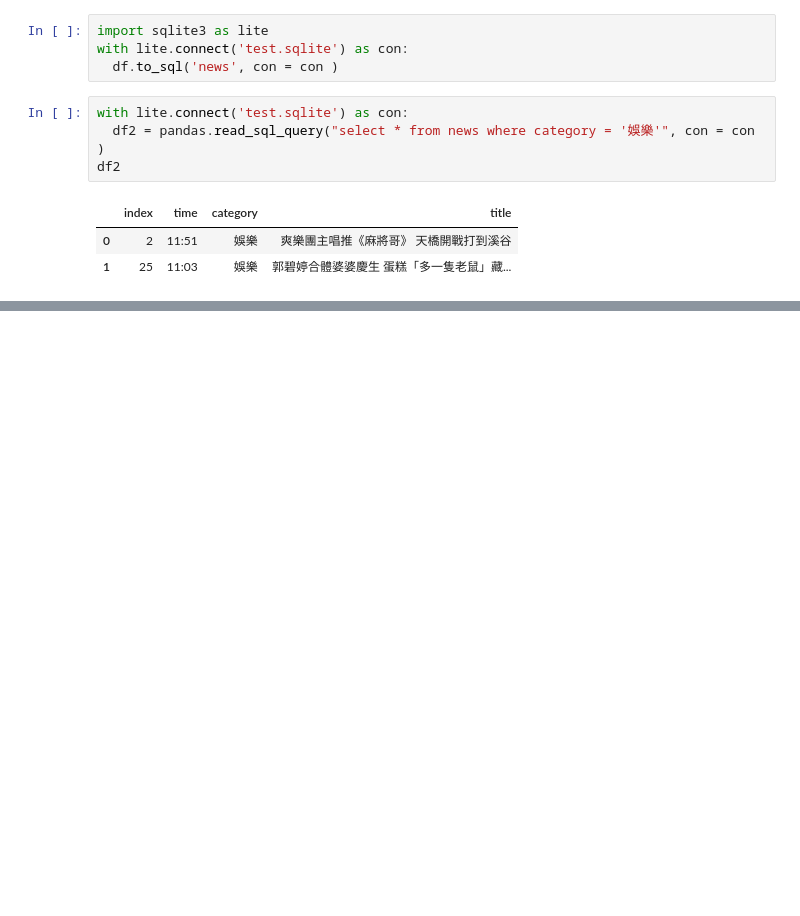
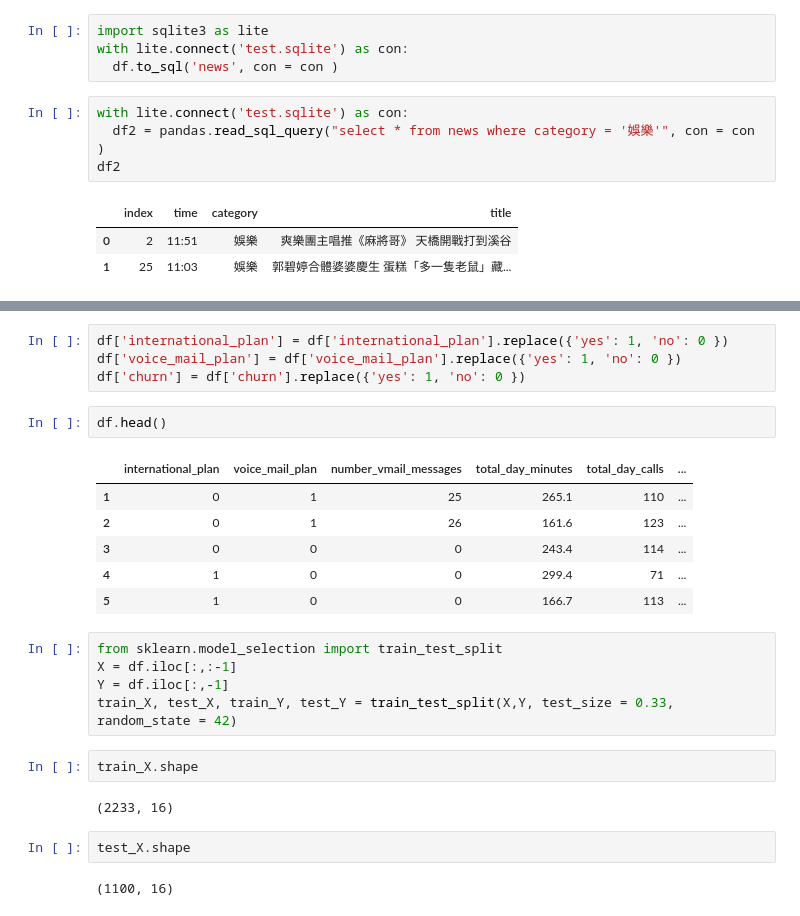
Before and after one commit to ywchiu/hp_dsai, a Jupyter notebook: Demo20200116.ipynb, the cells around one changed output, grey strips where cells are left out. Drawn from its saved outputs; the diff is of its cells as text; blank space fills up the shorter version.

```diff
--- a/Demo20200116.ipynb
+++ b/Demo20200116.ipynb
@@ -103,0 +128,26 @@ df2
+# %%
+df['international_plan'] = df['international_plan'].replace({'yes': 1, 'no': 0 })
+df['voice_mail_plan'] = df['voice_mail_plan'].replace({'yes': 1, 'no': 0 })
+df['churn'] = df['churn'].replace({'yes': 1, 'no': 0 })
+# %%
+df.head()
+# %% [output]
+|  | international_plan | voice_mail_plan | number_vmail_messages | total_day_minutes | total_day_calls | ... |
+| 1 | 0 | 1 | 25 | 265.1 | 110 | ... |
+| 2 | 0 | 1 | 26 | 161.6 | 123 | ... |
+| 3 | 0 | 0 | 0 | 243.4 | 114 | ... |
+| 4 | 1 | 0 | 0 | 299.4 | 71 | ... |
+| 5 | 1 | 0 | 0 | 166.7 | 113 | ... |
+# %%
+from sklearn.model_selection import train_test_split
+X = df.iloc[:,:-1]
+Y = df.iloc[:,-1]
+train_X, test_X, train_Y, test_Y = train_test_split(X,Y, test_size = 0.33, random_state = 42)
+# %%
+train_X.shape
+# %% [output]
+(2233, 16)
+# %%
+test_X.shape
+# %% [output]
+(1100, 16)
```
Also changed, not shown: parts of 7 cells of this notebook.
